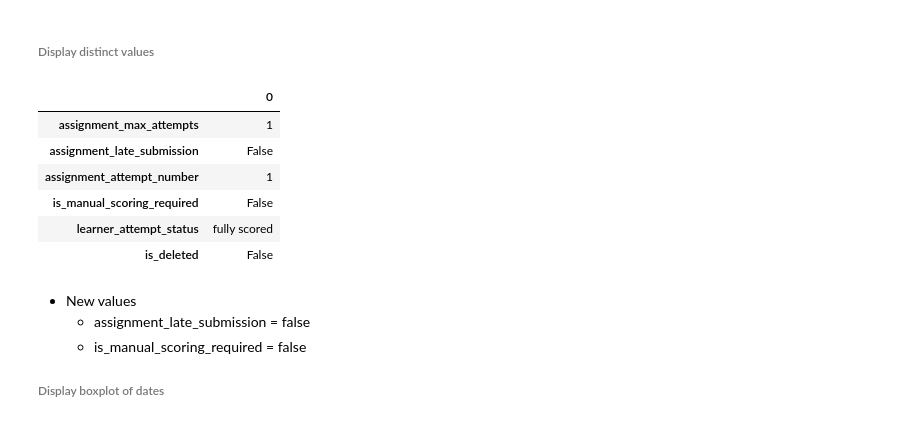
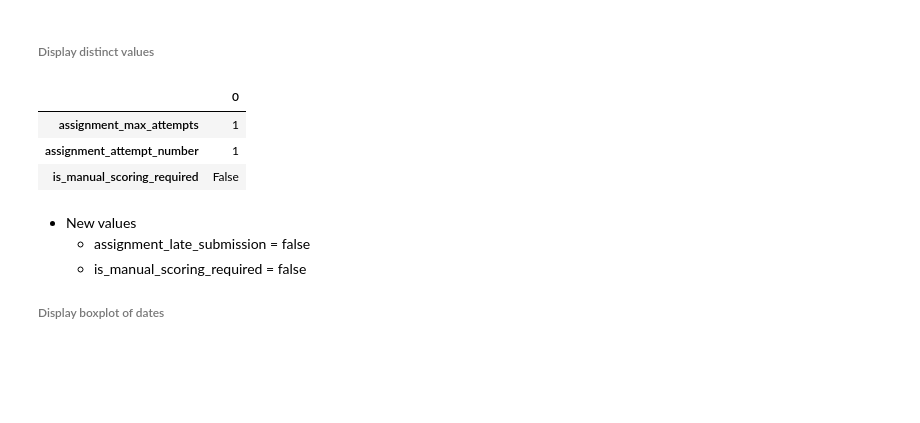
Before and after one commit to dlhinkley/c772-capstone-project, a Jupyter notebook: jupyter/investigation/investigate-15710-null-assessment-item-response-id.ipynb, the cells around one changed output. Saved outputs shown, nothing was run; the diff lists cells and outputs as text; code cells hidden in the pictures; blank space fills up the shorter version.

```diff
--- a/jupyter/investigation/investigate-15710-null-assessment-item-response-id.ipynb
+++ b/jupyter/investigation/investigate-15710-null-assessment-item-response-id.ipynb
@@ -9,3 +9,5 @@ WARNING: You are using pip version 20.2.3; however, version 20.2.4 is available.
 You should consider upgrading via the '/Users/duane.hinkley/PycharmProjects/c772-capstone-project/venv/bin/python -m pip install --upgrade pip' command.
 WARNING: You are using pip version 20.2.3; however, version 20.2.4 is available.
 You should consider upgrading via the '/Users/duane.hinkley/PycharmProjects/c772-capstone-project/venv/bin/python -m pip install --upgrade pip' command.
+# %%
+filterDf = load_df('filterDf')
@@ -12,8 +16,6 @@ You should consider upgrading via the '/Users/duane.hinkley/PycharmProjects/c772
 # %%
-dfFlt = load_df('dfFlt')
+nullDf = filterDf.filter( F.col('assessment_item_response_id').isNull() )
 
-dfNull = dfFlt.filter( F.col('assessment_item_response_id').isNull() )
-
-dfNull.count()
+nullDf.count()
 # %% [output]
 15710
@@ -32,8 +59,8 @@ dfNull.filter(F.col('final_score_unweighted') == 0).count()
 
 ##### Observations with final_score_unweighted > 0
 # %%
-dfNull = dfNull.filter(F.col('final_score_unweighted') > 0)
-dfNull.count()
+nullDf = nullDf.filter(F.col('final_score_unweighted') > 0)
+nullDf.count()
 # %% [output]
 1995
 # %% [markdown]
@@ -41,15 +68,12 @@ dfNull.count()
 # %% [markdown]
 ###### Display distinct values
 # %%
-distinct_val(dfNull)
+distinct_val(nullDf)
 # %% [output]
 |  | 0 |
 | assignment_max_attempts | 1 |
-| assignment_late_submission | False |
 | assignment_attempt_number | 1 |
 | is_manual_scoring_required | False |
-| learner_attempt_status | fully scored |
-| is_deleted | False |
 # %% [markdown]
 - New values
   - assignment_late_submission = false
```
Also changed, not shown: parts of 14 cells of this notebook, 31 other files.
